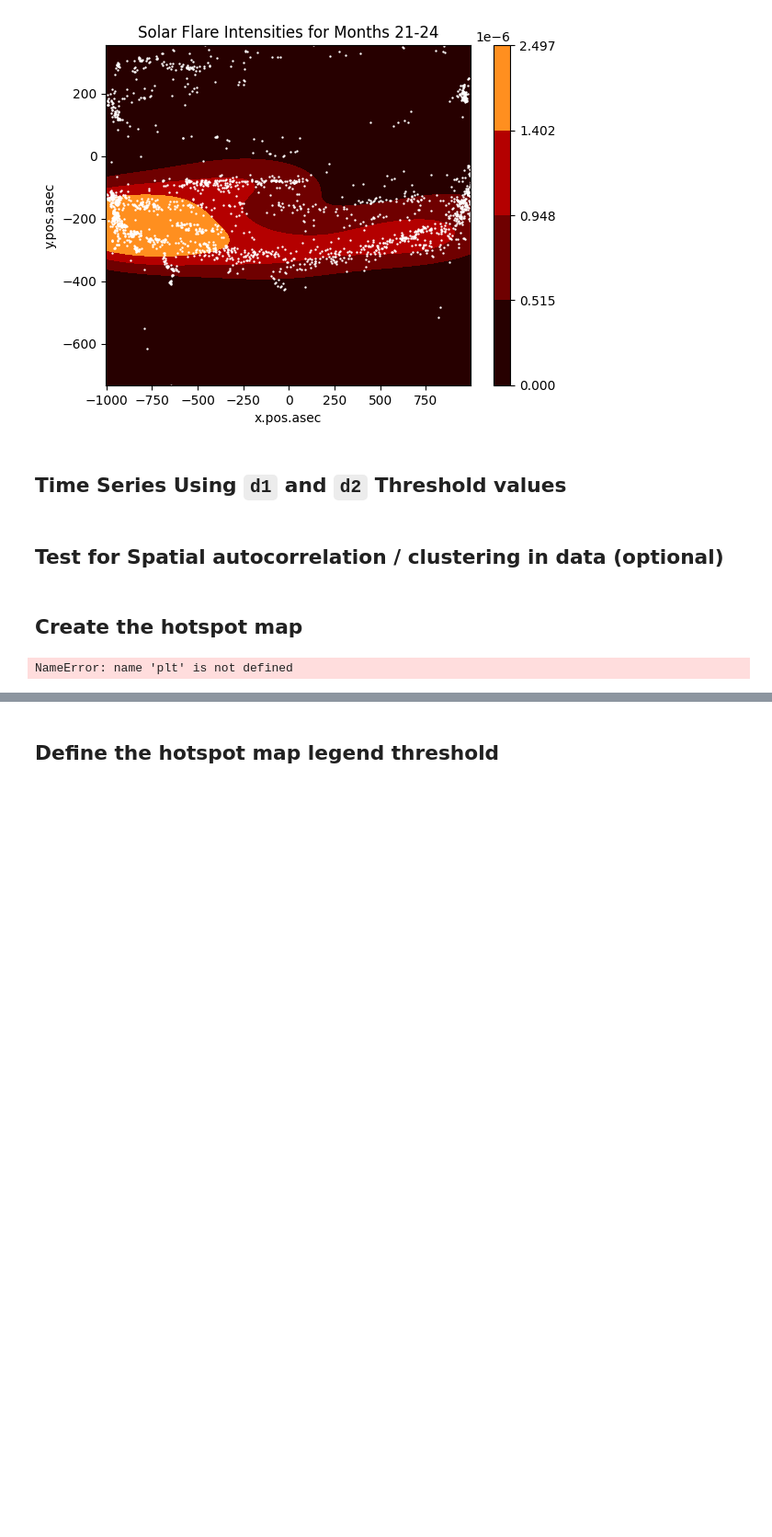
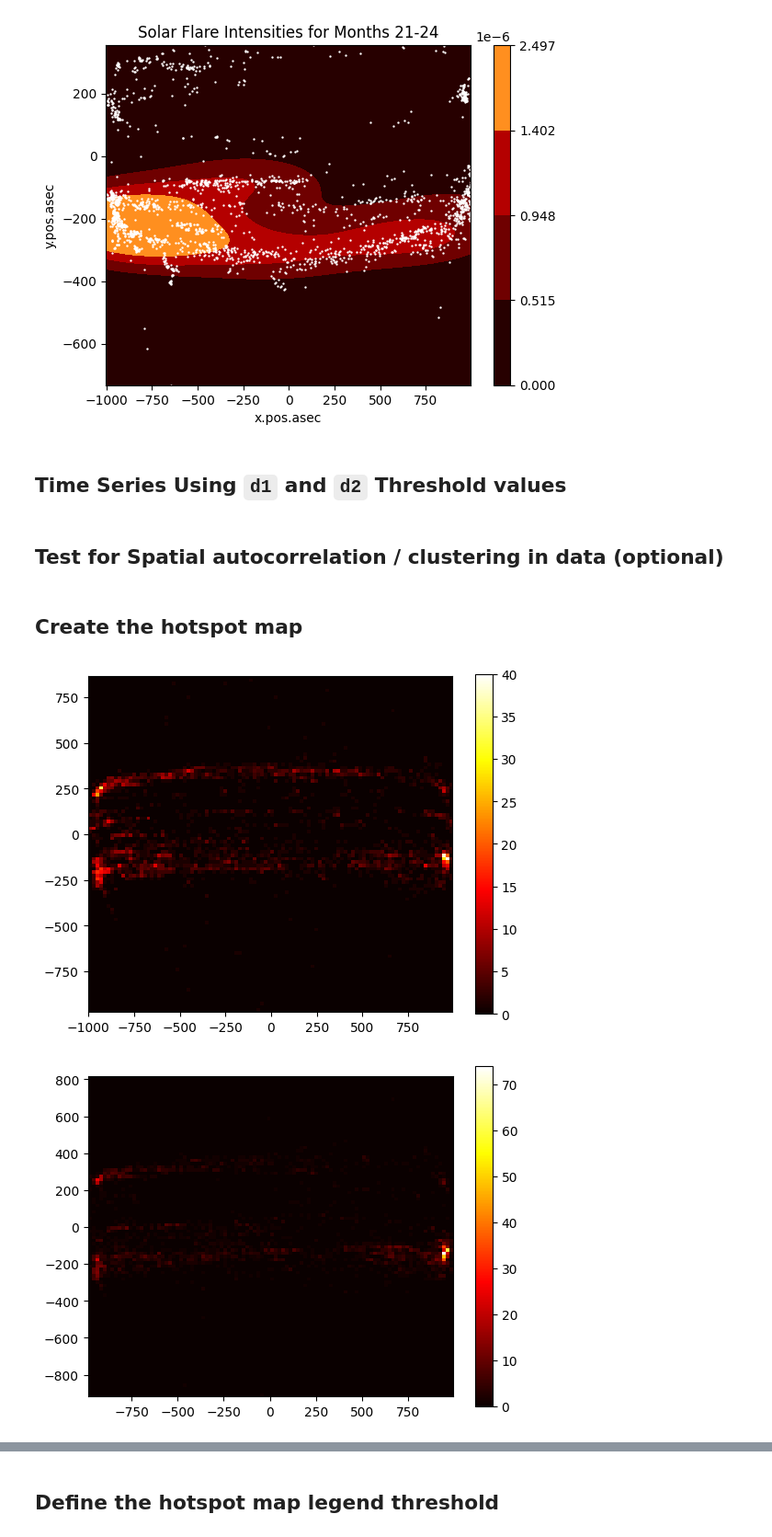
Before and after one commit to bsanchezhtx/helios-group-project, a Jupyter notebook: task2.ipynb, the cells around one changed output, grey strips where cells are left out. Shown at 92% size. Drawn from its saved outputs; the diff is of its cells as text; code cells hidden in the pictures; blank space fills up the shorter version.

```diff
--- a/task2.ipynb
+++ b/task2.ipynb
@@ -78,36 +78,37 @@ print(t)
 ## Create the hotspot map
 # %%
 def heatmap(data):
-    # Break image up into grids 27:30
-    grid_size = (10, 10)  # rows, cols
+    # Break image up into grids
+    grid_size = (100, 100)  # rows, cols
 
     # Empty hotspot grid
     heatmap = np.zeros(grid_size)
 
     # Calculate grid cell size based on the columns you are interested in
     x_min, x_max = data['x.pos.asec'].min(), data['x.pos.asec'].max()
     y_min, y_max = data['y.pos.asec'].min(), data['y.pos.asec'].max()
 
     x_range = x_max - x_min
     y_range = y_max - y_min
 
     cell_width = x_range / grid_size[0]
     cell_height = y_range / grid_size[1]
 
     for index, row in data.iterrows():
         x, y = row['x.pos.asec'], row['y.pos.asec']
         col = int((x - x_min) / cell_width)
         row = int((y - y_min) / cell_height)
         if 0 <= row < grid_size[1] and 0 <= col < grid_size[0]:
             heatmap[row, col] += 1
 
     # Create a heatmap plot
     plt.imshow(heatmap, cmap='hot', origin='lower', extent=[x_min, x_max, y_min, y_max])
     plt.colorbar()
     plt.show()
 
 # Assuming dfs is a list of DataFrames
 for data_segment in dfs:
     heatmap(data_segment)
 # %% [output]
-NameError: name 'plt' is not defined
+[figure, added]
+[figure, added]
```
Also changed, not shown: parts of 1 cell of this notebook.
